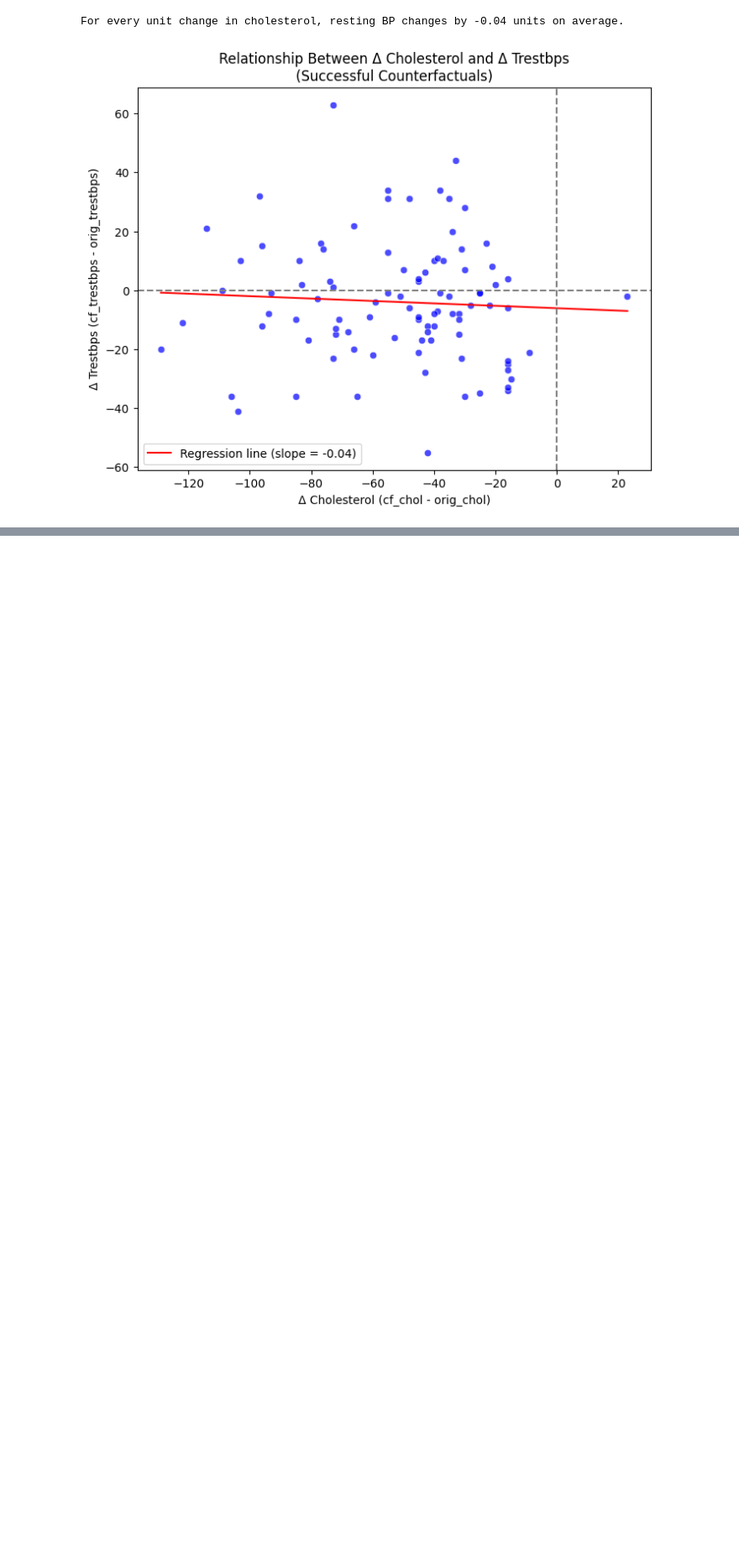
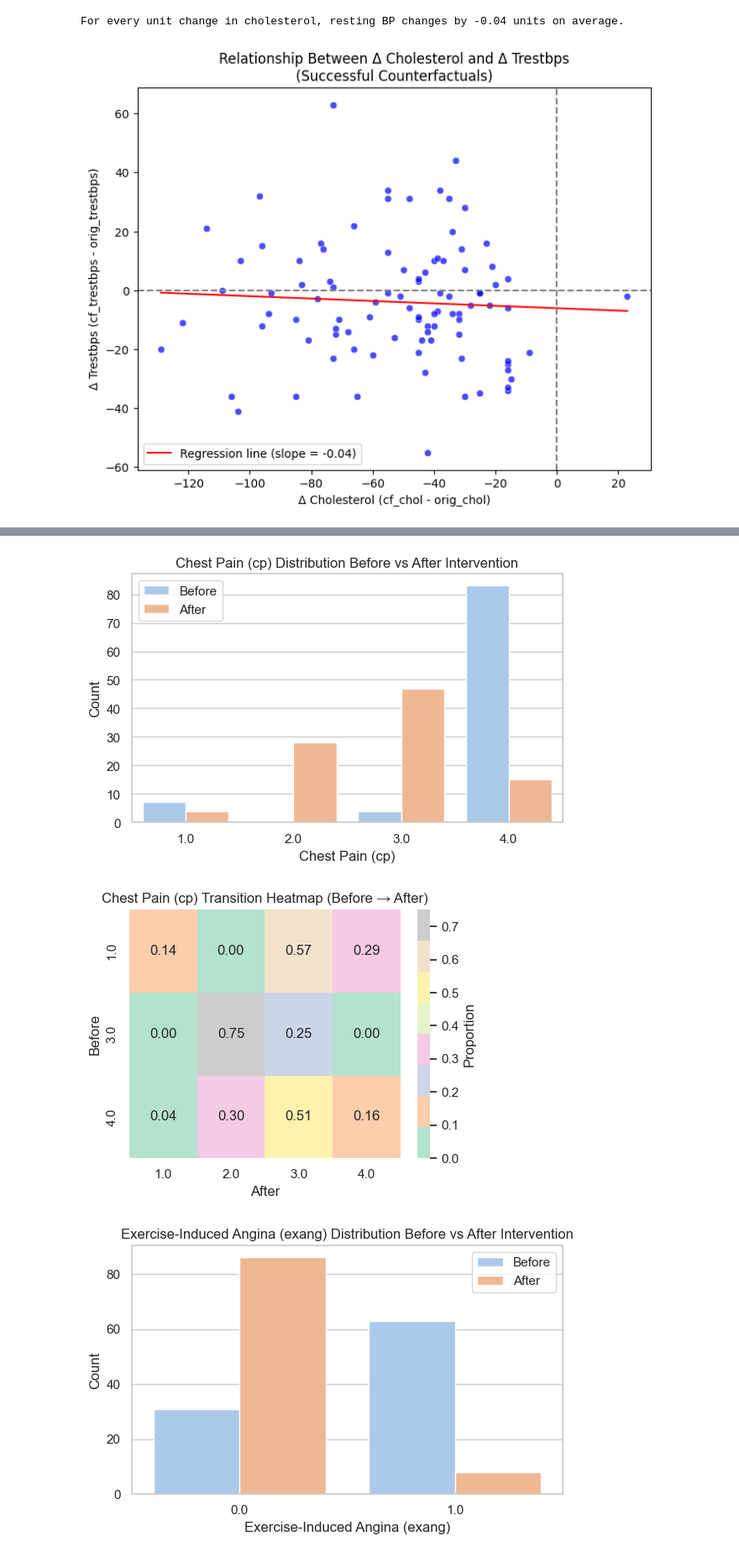
Before and after one commit to PMK1991/cvd_counterfactual_pipeline, a Jupyter notebook: nb_cvd_exp_eda_results.ipynb, the cells around one changed output, grey strips where cells are left out. Shown: that part at 84% size. Drawn from its saved outputs; the diff is of its cells as text; code cells hidden in the pictures; blank space fills up the shorter version.

```diff
--- a/nb_cvd_exp_eda_results.ipynb
+++ b/nb_cvd_exp_eda_results.ipynb
@@ -28,0 +13,19 @@ KeyError: 'sex'
+# %%
+# assuming df has orig_chol and cf_chol for all CFs
+df_scm["delta_chol"] = (df_scm["orig_chol"] - df_scm["cf_chol"]).abs()
+
+# Summary stats for the magnitude
+print("Cholesterol Change Needed (mg/dL):")
+print(df_scm["delta_chol"].describe())
+# e.g., min, 25th, median, 75th, max
+
+# If you only care about *valid* CFs:
+df_success = df_scm[df_scm["target_changed"] == 1]
+print("\Success CFs – Chol Change Needed:")
+print(df_success["delta_chol"].describe())
+
+
+# If you only care about *valid* CFs:
+df_fail = df_scm[df_scm["target_changed"] == 0]
+print("\nFailed CFs – Chol Change Needed:")
+print(df_fail["delta_chol"].describe())
@@ -628,0 +919,50 @@ Passing `palette` without assigning `hue` is deprecated and will be removed in v
+# %%
+
+import pandas as pd
+import seaborn as sns
+import matplotlib.pyplot as plt
+# Define categorical columns and labels
+categorical_pairs = [
+    ("orig_cp", "cf_cp", "Chest Pain (cp)"),
+    ("orig_exang", "cf_exang", "Exercise-Induced Angina (exang)"),
+    ("orig_slope", "cf_slope", "ST Slope (slope)"),
+    ("orig_restecg", "cf_restecg", "Resting ECG (restecg)"),
+]
+
+# Set seaborn style and pastel palette
+sns.set(style="whitegrid", palette="pastel")
+
+for orig_col, cf_col, label in categorical_pairs:
+    # Melt data for countplot
+    melt_df = pd.melt(
+        df_success[[orig_col, cf_col]],
+        value_vars=[orig_col, cf_col],
+        var_name="Stage",
+        value_name=label
+    )
+    # Map stage names
+    melt_df["Stage"] = melt_df["Stage"].map({orig_col: "Before", cf_col: "After"})
+
+    # Bar plot for category distribution
+    plt.figure(figsize=(6, 4))
+    sns.countplot(data=melt_df, x=label, hue="Stage", palette="pastel")
+    plt.title(f"{label} Distribution Before vs After Intervention")
+    plt.xlabel(label)
+    plt.ylabel("Count")
+    plt.legend(title="")
+    plt.tight_layout()
+    plt.show()
+
+    # Transition heatmap
+    transition = pd.crosstab(df_success[orig_col], df_success[cf_col], normalize='index')
+    plt.figure(figsize=(5, 4))
+    sns.heatmap(transition, annot=True, fmt=".2f", cmap="Pastel2", cbar_kws={'label': 'Proportion'})
+    plt.title(f"{label} Transition Heatmap (Before → After)")
+    plt.xlabel("After")
+    plt.ylabel("Before")
+    plt.tight_layout()
+    plt.show()
+# %% [output]
+[figure, added]
+[figure, added]
+[figure, added]
```
Also changed, not shown: parts of 12 cells of this notebook, 1 other file.
